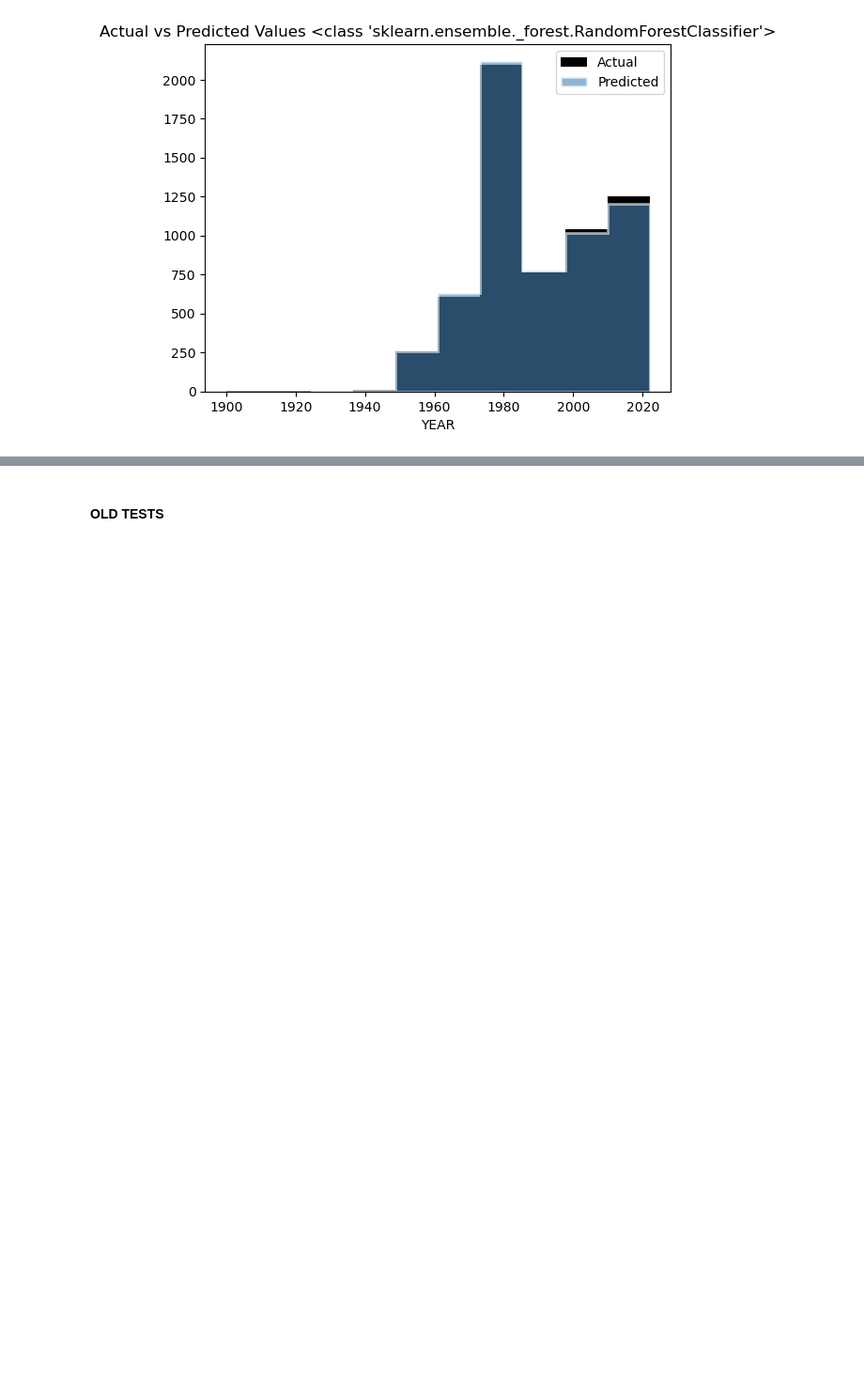
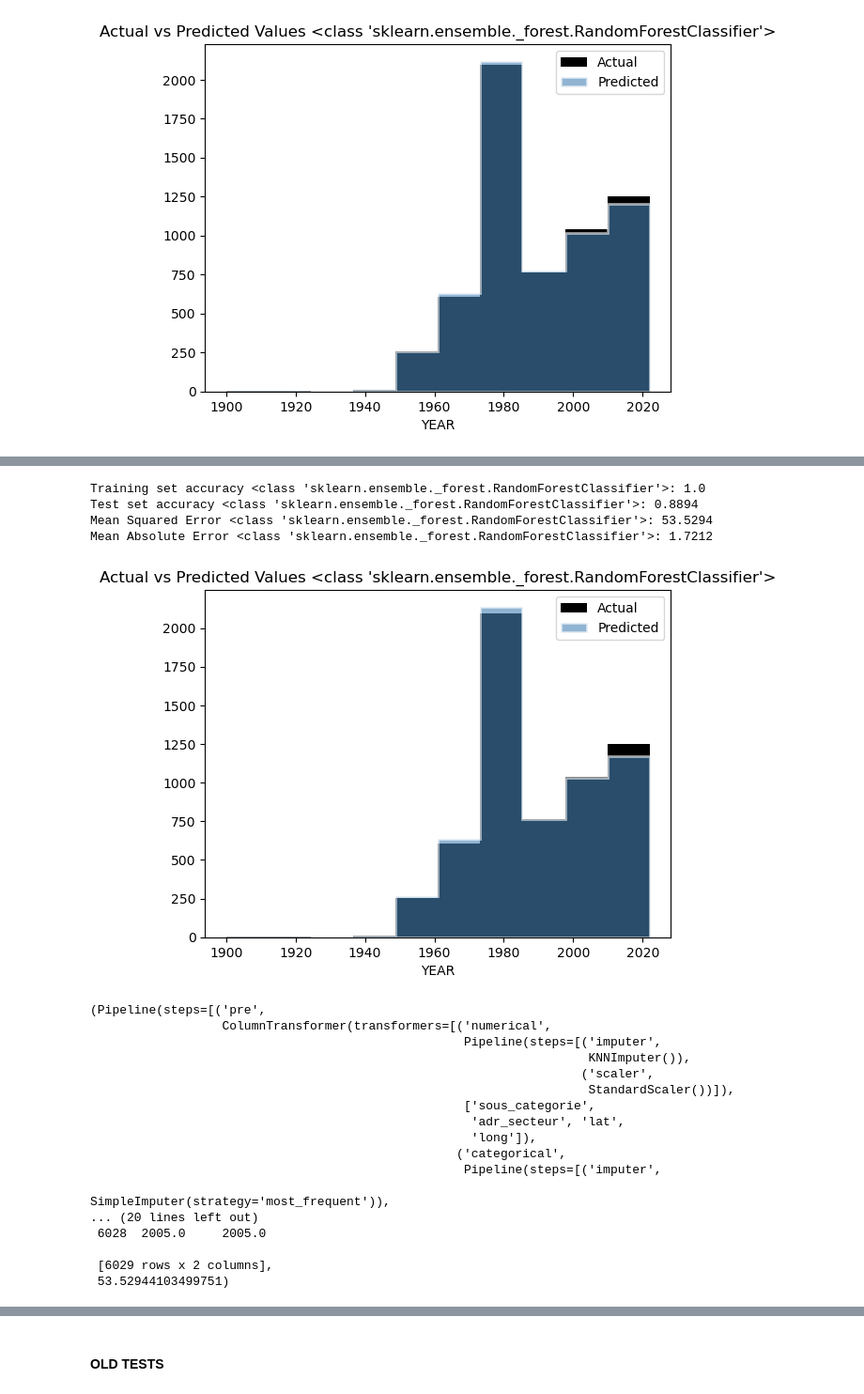
Before and after one commit to Impreccable/ML, a Jupyter notebook: main.ipynb, the cells around one changed output, grey strips where cells are left out. Shown at 94% size. Drawn from its saved outputs; the diff is of its cells as text; code cells hidden in the pictures; blank space fills up the shorter version.

```diff
--- a/main.ipynb
+++ b/main.ipynb
@@ -445,0 +475,25 @@ Test set accuracy <class 'sklearn.ensemble._forest.RandomForestClassifier'>: 0.9
+# %%
+create_evaluate_compare_pipeline(RandomForestClassifier, X_train,y_train,X_test,y_test)
+# %% [output]
+Training set accuracy <class 'sklearn.ensemble._forest.RandomForestClassifier'>: 1.0
+Test set accuracy <class 'sklearn.ensemble._forest.RandomForestClassifier'>: 0.8894
+Mean Squared Error <class 'sklearn.ensemble._forest.RandomForestClassifier'>: 53.5294
+Mean Absolute Error <class 'sklearn.ensemble._forest.RandomForestClassifier'>: 1.7212
+[figure, added]
+(Pipeline(steps=[('pre',
+                  ColumnTransformer(transformers=[('numerical',
+                                                   Pipeline(steps=[('imputer',
+                                                                    KNNImputer()),
+                                                                   ('scaler',
+                                                                    StandardScaler())]),
+                                                   ['sous_categorie',
+                                                    'adr_secteur', 'lat',
+                                                    'long']),
+                                                  ('categorical',
+                                                   Pipeline(steps=[('imputer',
+                                                                    SimpleImputer(strategy='most_frequent')),
+... (20 lines left out)
+ 6028  2005.0     2005.0
+
+ [6029 rows x 2 columns],
+ 53.52944103499751)
```
Also changed, not shown: parts of 7 cells of this notebook.
